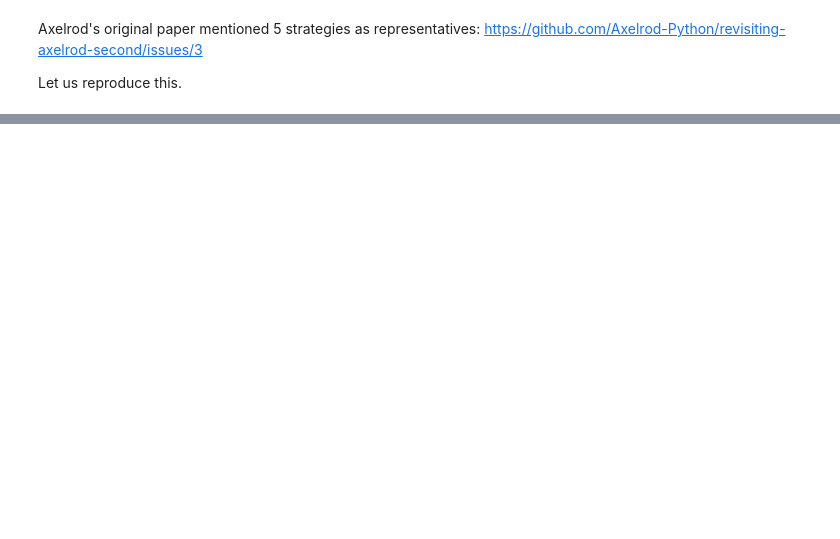
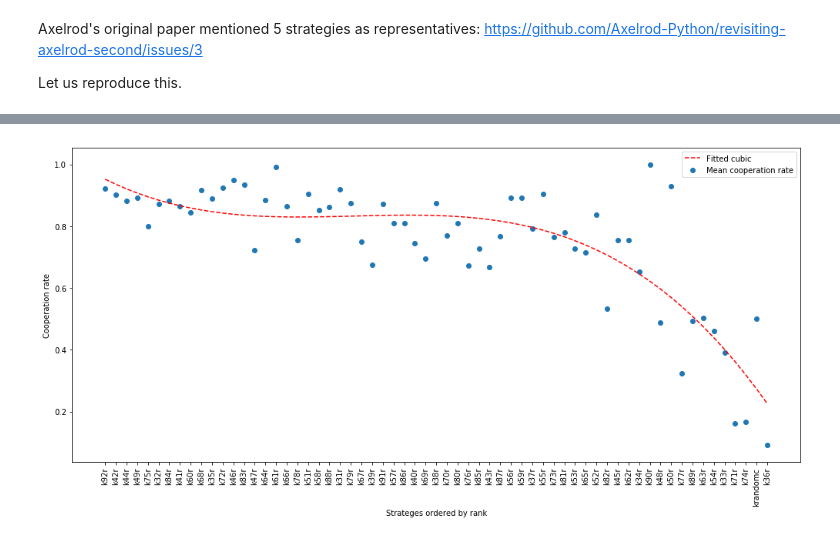
Before and after one commit to Axelrod-Python/revisiting-axelrod-second, a Jupyter notebook: src/main.ipynb, the cells around one changed output, grey strips where cells are left out. Drawn from its saved outputs; the diff is of its cells as text; code cells hidden in the pictures; blank space fills up the shorter version.

```diff
--- a/src/main.ipynb
+++ b/src/main.ipynb
@@ -382,0 +387,10 @@ plt.savefig("../assets/original_tournament_predictive_score_models.pdf");
+# %%
+def read_payoff_matrix(files):
+    arrays = []
+    turns = []
+    for gz_path in files:
+        arrays.append(np.array(pd.read_csv(str(gz_path), header=None)))  # Read through pd to deal with float conversion
+        turns.append(get_turns(str(gz_path)))
+    return sum(array * turn for turn, array in zip(turns, arrays)) / sum(turns)
+# %%
+original_tournament_cooperation_rates = read_payoff_matrix(original_tournament_data_path.glob("*cooperation_rates.gz")).transpose()
@@ -382,0 +400,27 @@ plt.savefig("../assets/original_tournament_predictive_score_models.pdf");
+# %%
+cooperation_rates = pd.DataFrame(original_tournament_cooperation_rates,
+                                axlf.second_tournament_strategies,
+                                columns=axlf.second_tournament_strategies)
+# %%
+# Columns are opponents
+# Rows are players
+cooperation_rates = cooperation_rates.merge(scores[["Rank"]], left_index=True, right_index=True)
+cooperation_rates["Mean cooperation rate"] = np.mean(original_tournament_cooperation_rates, axis=1)
+cooperation_rates.sort_values("Rank", inplace=True)
+# %%
+plt.subplots(1, figsize=(14, 7))
+
+plt.scatter(cooperation_rates["Rank"], cooperation_rates["Mean cooperation rate"])
+
+z = np.polyfit(cooperation_rates["Rank"], cooperation_rates["Mean cooperation rate"], 3)
+p = np.poly1d(z)
+plt.plot(cooperation_rates["Rank"],p(cooperation_rates["Rank"]),"r--", label="Fitted cubic")
+
+plt.xlabel("Strateges ordered by rank")
+plt.ylabel("Cooperation rate")
+plt.xticks(range(1, len(cooperation_rates) + 1), cooperation_rates.index, rotation=90)
+plt.legend()
+plt.tight_layout()
+plt.savefig("../assets/original_tournament_cooperation_rate_versus_rank.pdf")
+# %% [output]
+[figure, added]
```
Also changed, not shown: parts of 14 cells of this notebook, 21 other files.
